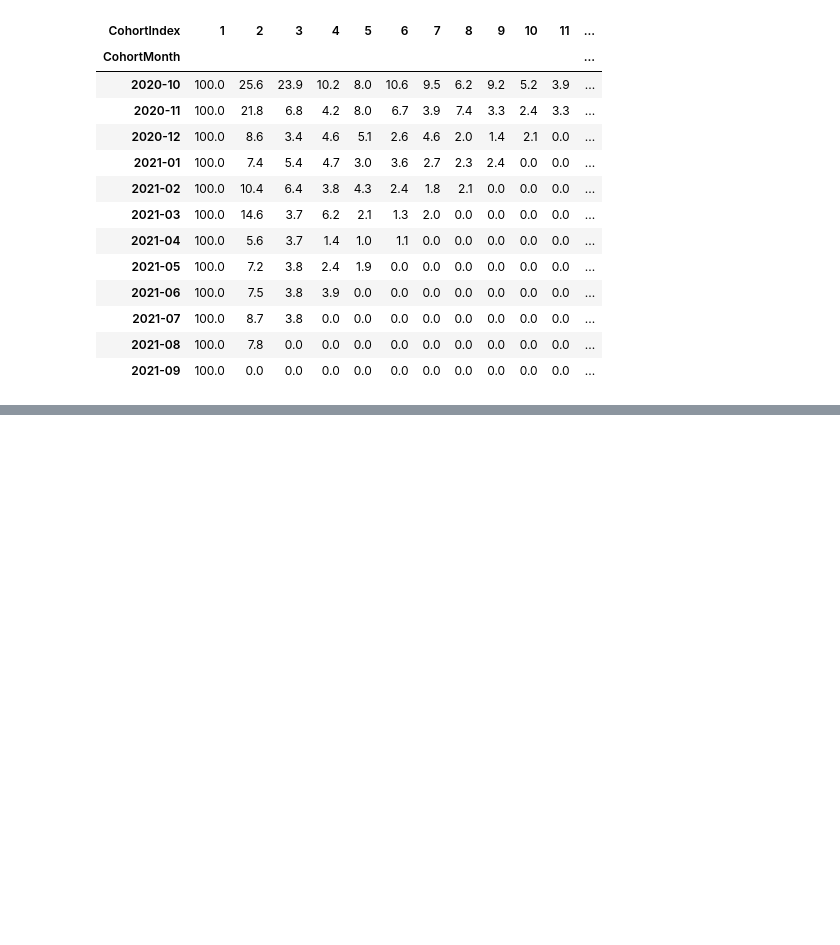
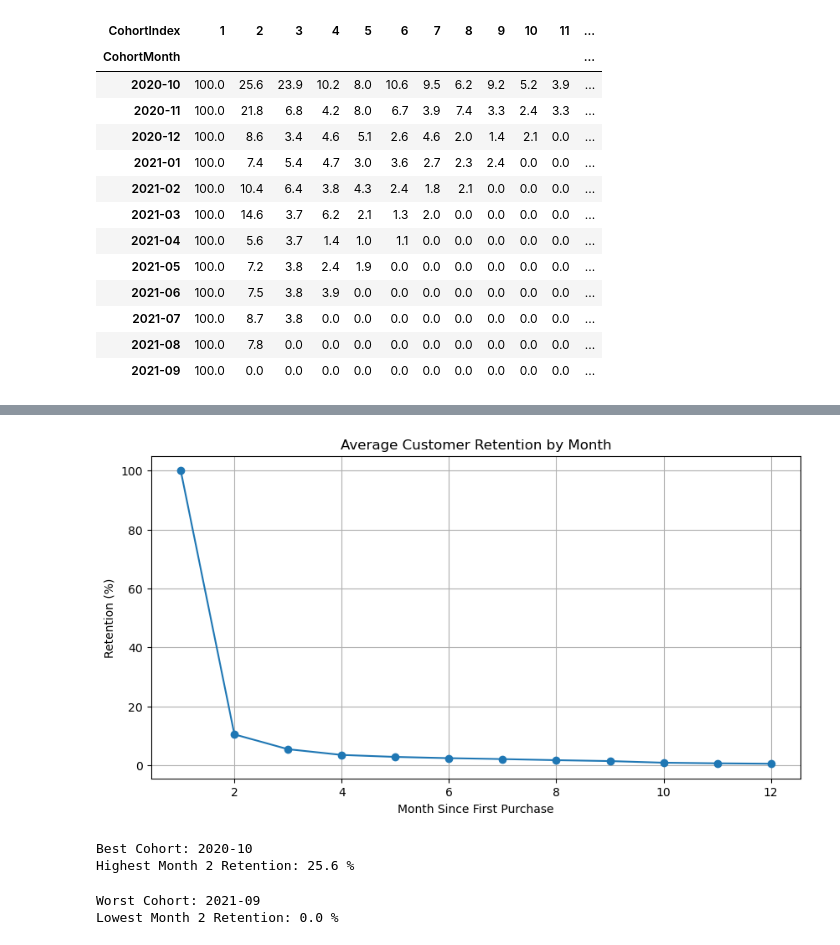
Before and after one commit to Shravani-salunke/Data-Analytics-Project2, a Jupyter notebook: notebook/eda.ipynb, the cells around one changed output, grey strips where cells are left out. Drawn from its saved outputs; the diff is of its cells as text; code cells hidden in the pictures; blank space fills up the shorter version.

```diff
--- a/notebook/eda.ipynb
+++ b/notebook/eda.ipynb
@@ -447,0 +465,38 @@ retention_percentage.round(2)
+# %%
+plt.figure(figsize=(10,5))
+
+retention_percentage.mean().plot(
+    marker="o"
+)
+
+plt.title("Average Customer Retention by Month")
+plt.xlabel("Month Since First Purchase")
+plt.ylabel("Retention (%)")
+
+plt.grid(True)
+
+plt.show()
+# %% [output]
+[figure, added]
+# %%
+# Highest Retention Cohort
+best_cohort = retention_percentage.iloc[:,1].idxmax()
+
+highest_retention = retention_percentage.iloc[:,1].max()
+
+print("Best Cohort:", best_cohort)
+print("Highest Month 2 Retention:", round(highest_retention,2), "%")
+# %% [output]
+Best Cohort: 2020-10
+Highest Month 2 Retention: 25.6 %
+# %%
+# Lowest Retention Cohort
+worst_cohort = retention_percentage.iloc[:,1].idxmin()
+
+lowest_retention = retention_percentage.iloc[:,1].min()
+
+print("Worst Cohort:", worst_cohort)
+print("Lowest Month 2 Retention:", round(lowest_retention,2), "%")
+# %% [output]
+Worst Cohort: 2021-09
+Lowest Month 2 Retention: 0.0 %
```
Also changed, not shown: parts of 6 cells of this notebook, 1 other file.
